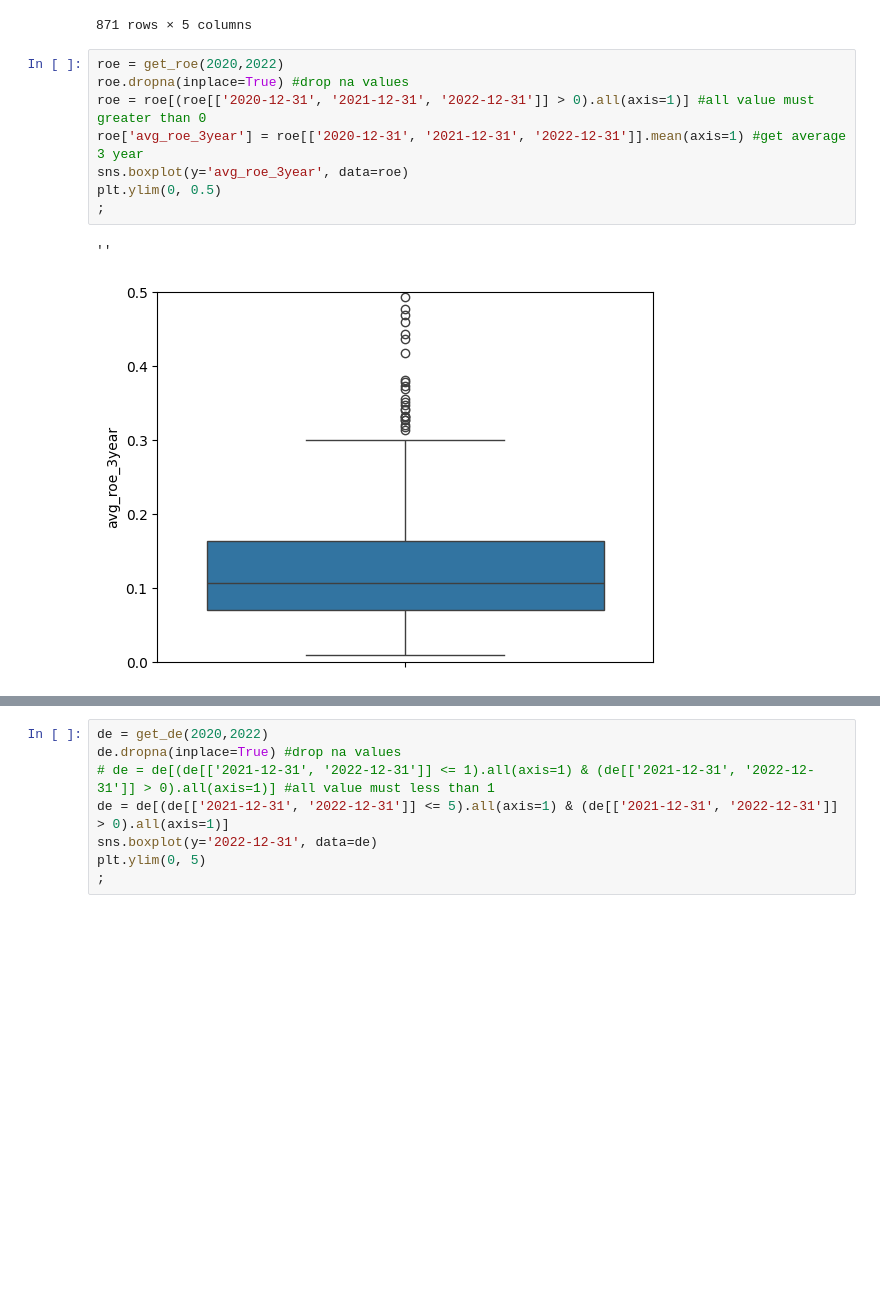
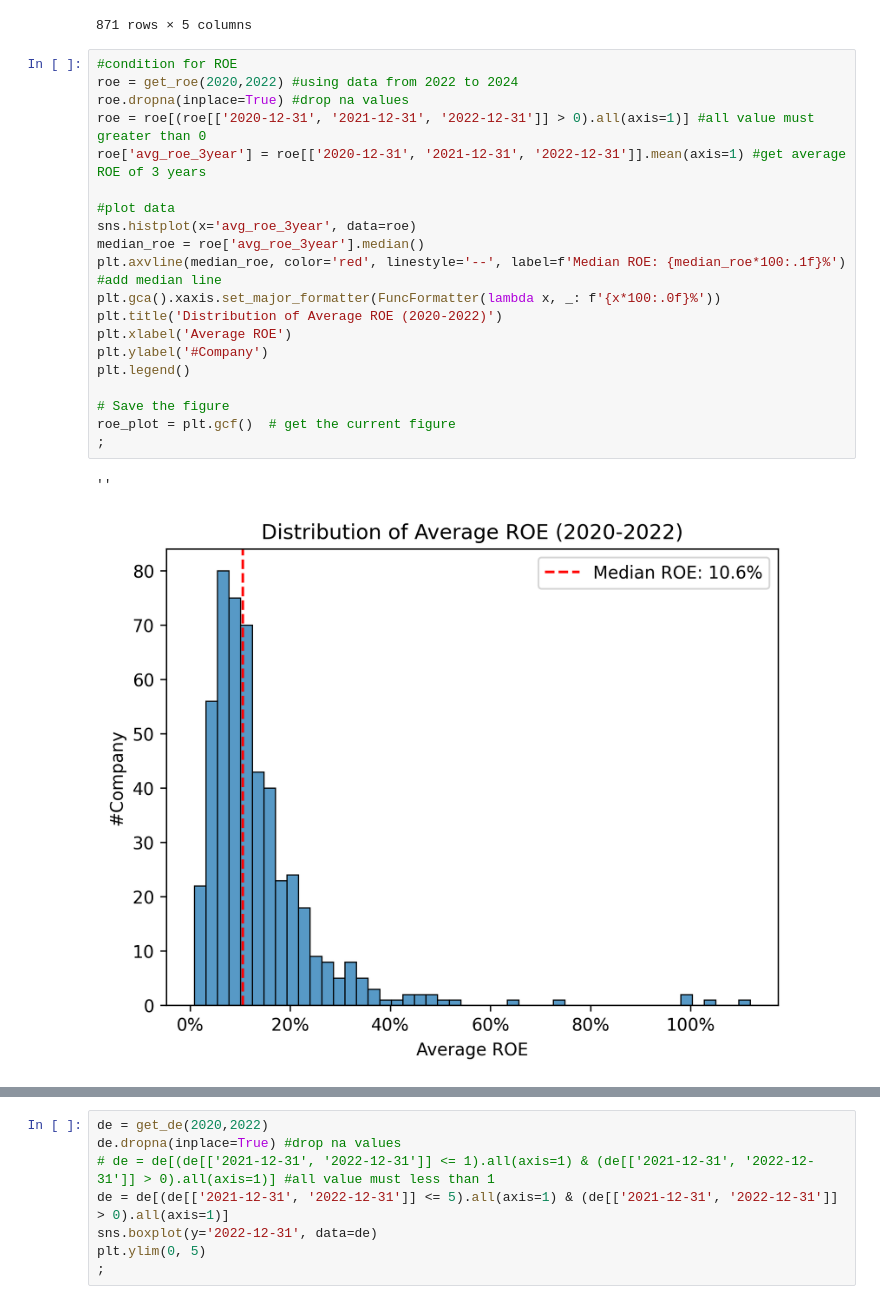
Before and after one commit to suparuek2405/Stock-screening-with-python, a Jupyter notebook: Group_assignment_Tacocat_set_yfinance.ipynb, the cells around one changed output, grey strips where cells are left out. Drawn from its saved outputs; the diff is of its cells as text; blank space fills up the shorter version.

Commit message:
update plot

```diff
--- a/Group_assignment_Tacocat_set_yfinance.ipynb
+++ b/Group_assignment_Tacocat_set_yfinance.ipynb
@@ -661,14 +658,26 @@ get_de(2020,2022)
 | 870 | ZIGA | D/E Ratio | 0.572344 | 0.668018 | 0.575704 |
 871 rows × 5 columns
 # %%
-roe = get_roe(2020,2022)
+#condition for ROE
+roe = get_roe(2020,2022) #using data from 2022 to 2024
 roe.dropna(inplace=True) #drop na values
 roe = roe[(roe[['2020-12-31', '2021-12-31', '2022-12-31']] > 0).all(axis=1)] #all value must greater than 0
-roe['avg_roe_3year'] = roe[['2020-12-31', '2021-12-31', '2022-12-31']].mean(axis=1) #get average 3 year
-sns.boxplot(y='avg_roe_3year', data=roe)
-plt.ylim(0, 0.5)
+roe['avg_roe_3year'] = roe[['2020-12-31', '2021-12-31', '2022-12-31']].mean(axis=1) #get average ROE of 3 years
+
+#plot data
+sns.histplot(x='avg_roe_3year', data=roe)
+median_roe = roe['avg_roe_3year'].median()
+plt.axvline(median_roe, color='red', linestyle='--', label=f'Median ROE: {median_roe*100:.1f}%') #add median line
+plt.gca().xaxis.set_major_formatter(FuncFormatter(lambda x, _: f'{x*100:.0f}%'))
+plt.title('Distribution of Average ROE (2020-2022)')
+plt.xlabel('Average ROE')
+plt.ylabel('#Company')
+plt.legend()
+
+# Save the figure
+roe_plot = plt.gcf()  # get the current figure
 ;
 # %% [output]
 ''
-[figure, old version]
+[figure, new version]
 # %%
```
Also changed, not shown: parts of 7 cells of this notebook.
